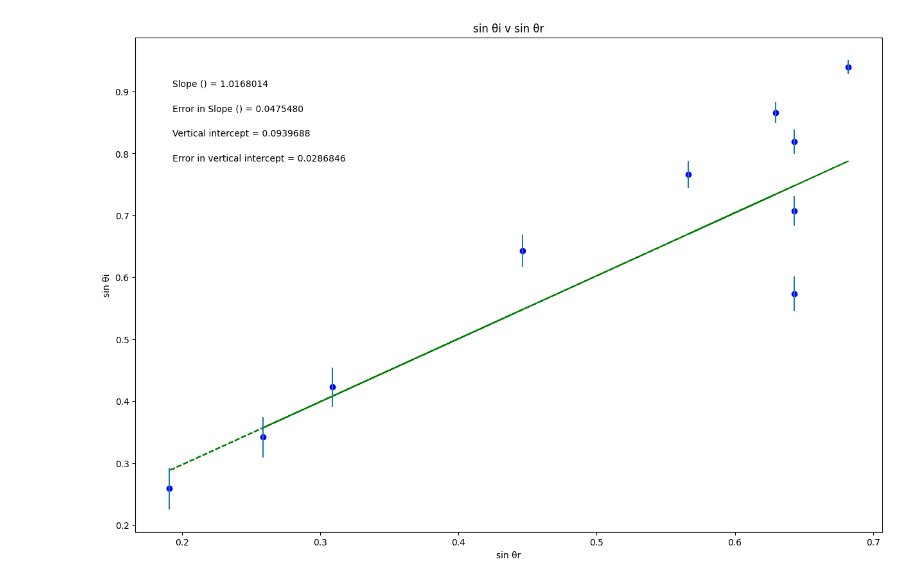
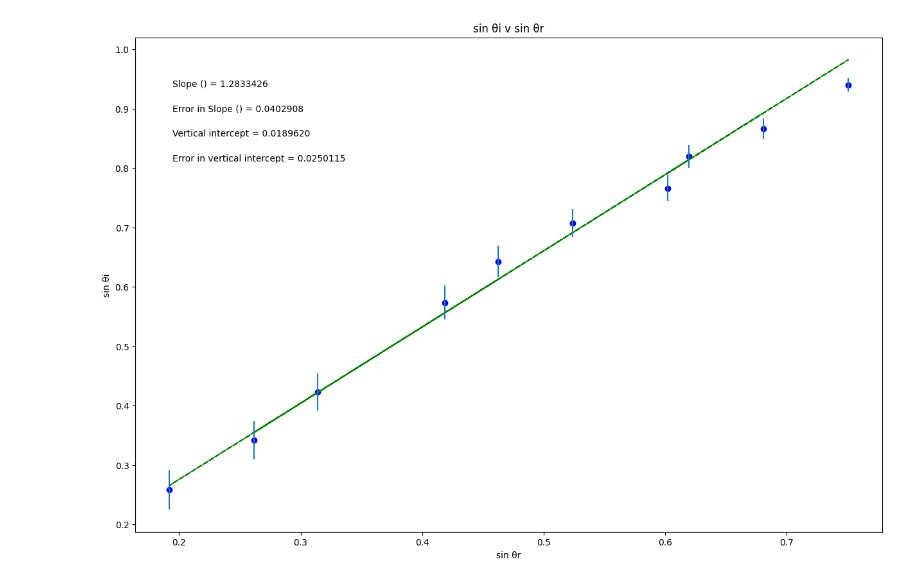
Before and after one commit to henryballingerr-create/henry, a Jupyter notebook: index_of_refraction.ipynb, the cells around one changed output. Cells and saved outputs as stored; diff of their text form; code cells hidden in the pictures.

```diff
--- a/index_of_refraction.ipynb
+++ b/index_of_refraction.ipynb
@@ -19,7 +19,7 @@ import matplotlib.pyplot as plt
 #variable names should start with a letter and must contain only letters, numbers, and underscores
 
 
-xvariable_changeme = np.array([0.446198, 0.258819, 0.62932, 0.566406, 0.681998, 0.190809, 0.309017, 0.642788, 0.642788, 0.642788])
+xvariable_changeme = np.array([0.462512, 0.261799, 0.680678, 0.602139, 0.750492, 0.191986, 0.314159, 0.418879, 0.523599, 0.619592])
 
 yvariable_changeme = np.array([0.64278761, 0.34202014, 0.8660254, 0.76604444, 0.93969262, 0.25881905, 0.42261826, 0.57357644, 0.70710678, 0.81915204])
 
@@ -92,31 +92,31 @@ elif annotation_placement==3 or annotation_placement==4:
 #Don't need to change anything in this section!
 
 #Plot data on graph. Plot error bars and place values for slope,
 #error in slope, and vertical intercept (plus error) on the plot using "annotate"
 
 plt.figure(figsize=(15,10))
 
 plt.plot(x, fit, color='green', linestyle='--')
 plt.scatter(x, y, color='blue', marker='o')
 
 plt.xlabel(x_label)
 plt.ylabel(y_label)
 plt.title(plot_title)
 
 plt.errorbar(x, y, yerr=dy, xerr=None, fmt="none") #don't need to plot x error bars
 
 plt.annotate('Slope ({}) = {value:.{digits}f}'.format(slope_units,value=m, digits=7),
              (xpos, ypos[0]), xycoords='axes fraction')
 
 plt.annotate('Error in Slope ({}) = {value:.{digits}f}'.format(slope_units,value=dm, digits=7),
              (xpos, ypos[1]), xycoords='axes fraction')
 
 plt.annotate('Vertical intercept = {value:.{digits}f}'.format(value=b, digits=7),
              (xpos, ypos[2]), xycoords='axes fraction')
 
 plt.annotate('Error in vertical intercept = {value:.{digits}f}'.format(value=db, digits=7),
              (xpos, ypos[3]), xycoords='axes fraction')
 
 plt.show()
 # %% [output]
-[figure, old version]
+[figure, new version]
```
